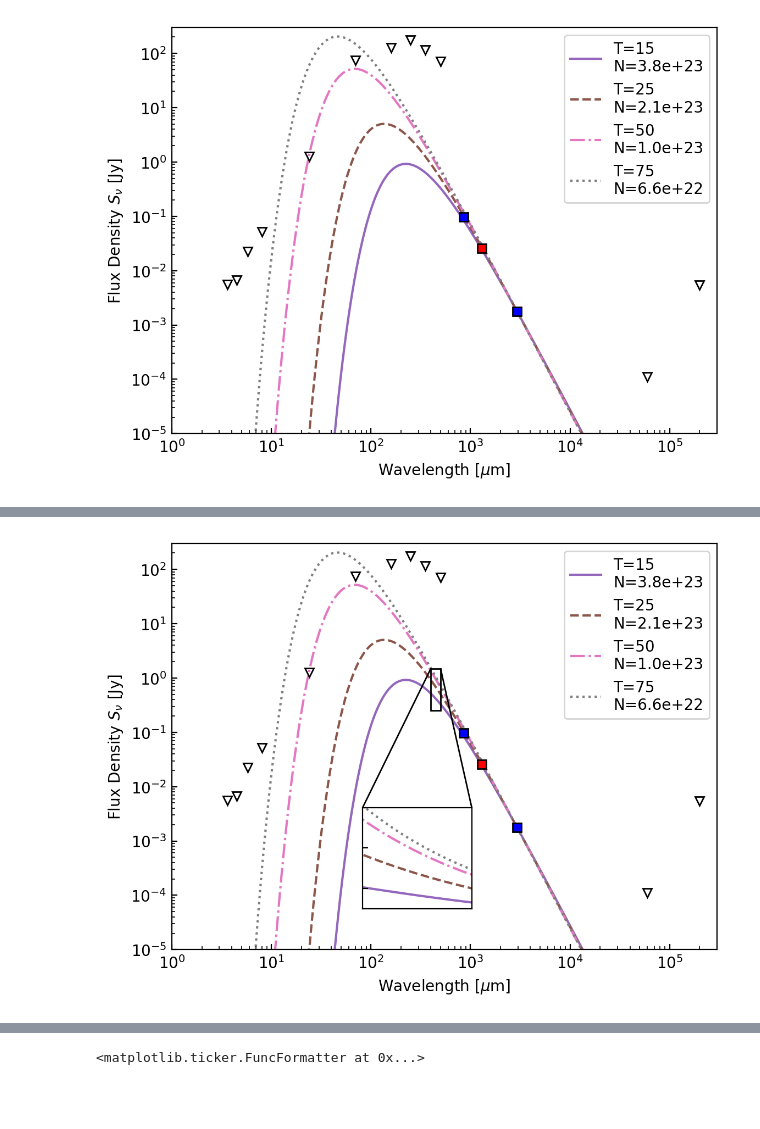
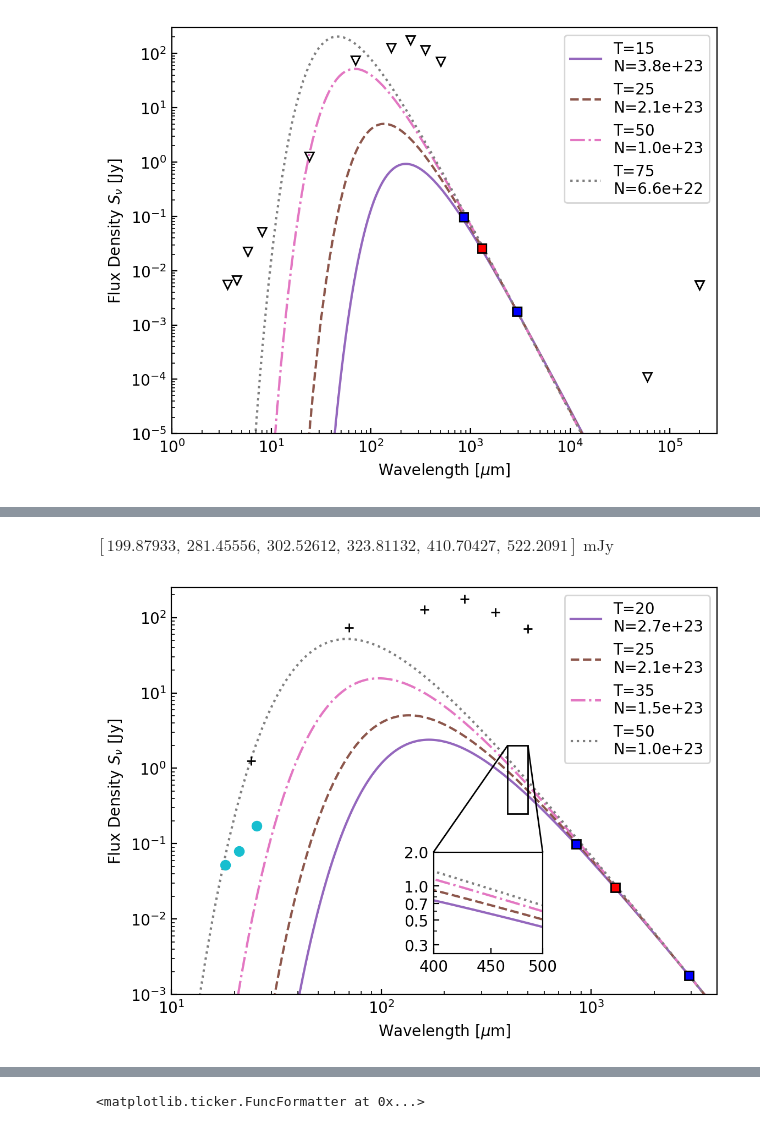
Before and after one commit to ACES-CMZ/MUBLO, a Jupyter notebook: G0.025-0.073/MUBLO_MultiwavelengthCutouts.ipynb, the cells around one changed output, grey strips where cells are left out. Drawn from its saved outputs; the diff is of its cells as text; code cells hidden in the pictures; blank space fills up the shorter version.

Commit message:
figure, notebook updates - probably not important but backup

```diff
--- a/G0.025-0.073/MUBLO_MultiwavelengthCutouts.ipynb
+++ b/G0.025-0.073/MUBLO_MultiwavelengthCutouts.ipynb
@@ -396,3 +488,15 @@ pl.savefig('/orange/adamginsburg/ACES/broadline_sources/G0.025-0.073/SED_with_up
+# %%
+# compare B9 prediction for different temperatures
+# ~20 mJy/K
+dust_emissivity.blackbody.modified_blackbody(650*u.GHz,
+                                                       temperature=[20,24,25,26,30,35]*u.K,
+                                                       beta=beta,
+                                                       nu0=271.1*u.GHz,
+                                                       kappa0=0.0114*u.cm**2*u.g**-1*100,
+                                                       column=column,
+                                                      ).to(u.mJy/u.sr)*bm
+# %% [output]
+$[199.87933,~281.45556,~302.52612,~323.81132,~410.70427,~522.2091] \; \mathrm{mJy}$
 # %%
 from mpl_toolkits.axes_grid1.inset_locator import inset_axes, mark_inset
 # %%
@@ -402,20 +506,20 @@ x1, x2, y1, y2 = 400, 500, 2.5e-1, 1.5  # subregion of the original image
 
 
 ulwl = ulimtbl['Wavelength']
-ax.plot(ulwl[ulwl < 800*u.um], ulimtbl['Flux'][ulwl < 800*u.um], 'v', markerfacecolor='none', markeredgecolor='k')
+ax.plot(ulwl[ulwl < 800*u.um], ulimtbl['Flux'][ulwl < 800*u.um], '+', markerfacecolor='none', markeredgecolor='k')
 ax.plot(ulwl[ulwl > 1*u.cm], ulimtbl['Flux'][ulwl > 1*u.cm], 'v', markerfacecolor='none', markeredgecolor='k')
 ax.plot((102*u.GHz).to(u.um, u.spectral()), centrfittbl['Amp[Jy]'][b3ind], 's', markeredgecolor='k', markerfacecolor='b')
 ax.plot(850*u.um, centrfittbl['Amp[Jy]'][b7ind], 's', markeredgecolor='k', markerfacecolor='b')
 
 axins = ax.inset_axes(
-    [0.35, 0.1, 0.20, 0.25],
+    [0.48, 0.1, 0.20, 0.25],
     xlim=(x1, x2), ylim=(y1, y2),
     #xticklabels=[], yticklabels=[]
 )
 
 nurange = np.geomspace(10*u.GHz, 100*u.THz, 1000)
 beta = 1.5
-for tem, ls in zip((15, 25, 50, 75), ('-', '--', '-.', ':')):
+for tem, ls in zip((20, 25, 35, 50), ('-', '--', '-.', ':')):
     bm = b3beam.sr
     column = dust_emissivity.dust.colofsnu(nu=102*u.GHz,
                                            snu_per_beam=u.Quantity(b3r['Amp[Jy]'], u.Jy)/bm,
@@ -435,35 +539,57 @@ for tem, ls in zip((15, 25, 50, 75), ('-', '--', '-.', ':')):
                color=L.get_color(),
                label=f'T={tem}\nN={column.value:0.1e}')
 
 
 #ax.indicate_inset_zoom(axins, edgecolor="black", )
 blah = mark_inset(ax, axins, loc1=1, loc2=2)
 
 ax.loglog();
 ax.axis([1,1e5,5e-4,300]);
 pl.legend(loc='best',);
 ax.set_xlabel("Wavelength [$\mu$m]")
 ax.set_ylabel("Flux Density $S_\\nu$ [Jy]")
 # pl.savefig('/orange/adamginsburg/ACES/broadline_sources/G0.025-0.073/SED_with_upperlimits.pdf', bbox_inches='tight')
 # pl.savefig('/orange/adamginsburg/ACES/broadline_sources/G0.025-0.073/SED_with_upperlimits.png', bbox_inches='tight')
 ax.axis([1,3e5,1e-5,300]);
 # pl.savefig('/orange/adamginsburg/ACES/broadline_sources/G0.025-0.073/SED_with_upperlimits_VLA.pdf', bbox_inches='tight')
 # pl.savefig('/orange/adamginsburg/ACES/broadline_sources/G0.025-0.073/SED_with_upperlimits_VLA.png', bbox_inches='tight')
 ax.plot((230*u.GHz).to(u.um, u.spectral()), (26.0*u.mJy).to(u.Jy), 's', markeredgecolor='k', markerfacecolor='r')
 # pl.savefig('/orange/adamginsburg/ACES/broadline_sources/G0.025-0.073/SED_with_upperlimits_VLA_SMA.pdf', bbox_inches='tight')
 # pl.savefig('/orange/adamginsburg/ACES/broadline_sources/G0.025-0.073/SED_with_upperlimits_VLA_SMA.png', bbox_inches='tight')
 
-#axins.loglog()
-axins.semilogx()
+axins.loglog()
+#axins.semilogx()
 
 # logscale: hide ticks
 # holy fucking hackery.  This took absolutely forever to come up with.
+axins.yaxis.set_major_formatter(lambda x, y: f"{x:0.1f}")
 axins.yaxis.set_minor_formatter(lambda x, y: "")
+axins.set_ylim(0.25, 2.0)
+axins.yaxis.set_ticks([0.3, 0.5, 0.7, 1.0, 2.0]);
+
 axins.xaxis.set_minor_formatter(lambda x, y: "")
-axins.yaxis.set_major_formatter(lambda x, y: "")
-axins.xaxis.set_major_formatter(lambda x, y: "")
+axins.xaxis.set_major_formatter(lambda x, y: f"{int(x):3d}")
+axins.xaxis.set_ticks([400,450,500]);
 
 pl.savefig('/orange/adamginsburg/ACES/broadline_sources/G0.025-0.073/SED_with_planned_B9.pdf', bbox_inches='tight')
 pl.savefig('/orange/adamginsburg/ACES/broadline_sources/G0.025-0.073/SED_with_planned_B9.png', bbox_inches='tight')
+
+
+
+pl.plot([18.0, 21.0, 25.5]*u.um,
+        [2.5/240*5, 2.5/156*5, 2.5/73*5]*u.mJy,
+        'o')
+# pl.plot([18, 19, 20, 21,22,23,24,25,26,27,28]*u.um,
+#         np.array([5/13, 5/11, 5/9.45, 5/8, 5/7, 1, 1, (5/4) , (5/2), 5, (5/0.1)])*2.0*u.mJy, linestyle='--', color='k')
+# pl.plot([12, 13,14,15,16,17]*u.um,
+#         np.array([5/27, 5/25, 5/27, 5/29,5/25,5/23])*1.0*u.mJy,
+#          linestyle='-', color='k')
+# pl.plot([7,8,9,10,11]*u.um,
+#         np.array([30/40,33/40,5/40, 5/40, 5/40,])*1.0*u.mJy,
+#          linestyle='--', color='k')
+pl.axis([10,4000,1e-3,250]);
+
+pl.savefig('/orange/adamginsburg/ACES/broadline_sources/G0.025-0.073/SED_with_planned_B9_and_JWST.pdf', bbox_inches='tight')
+pl.savefig('/orange/adamginsburg/ACES/broadline_sources/G0.025-0.073/SED_with_planned_B9_and_JWST.png', bbox_inches='tight')
 # %% [output]
-[figure, old version]
+[figure, new version]
```
Also changed, not shown: parts of 21 cells of this notebook, 33 other files.
